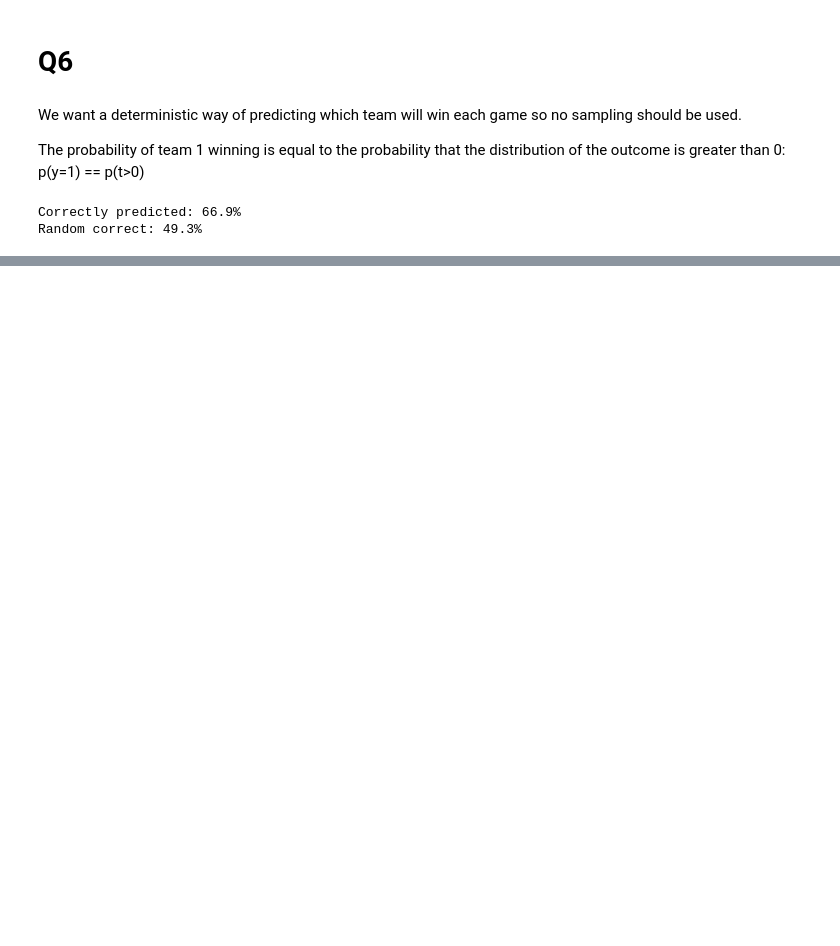
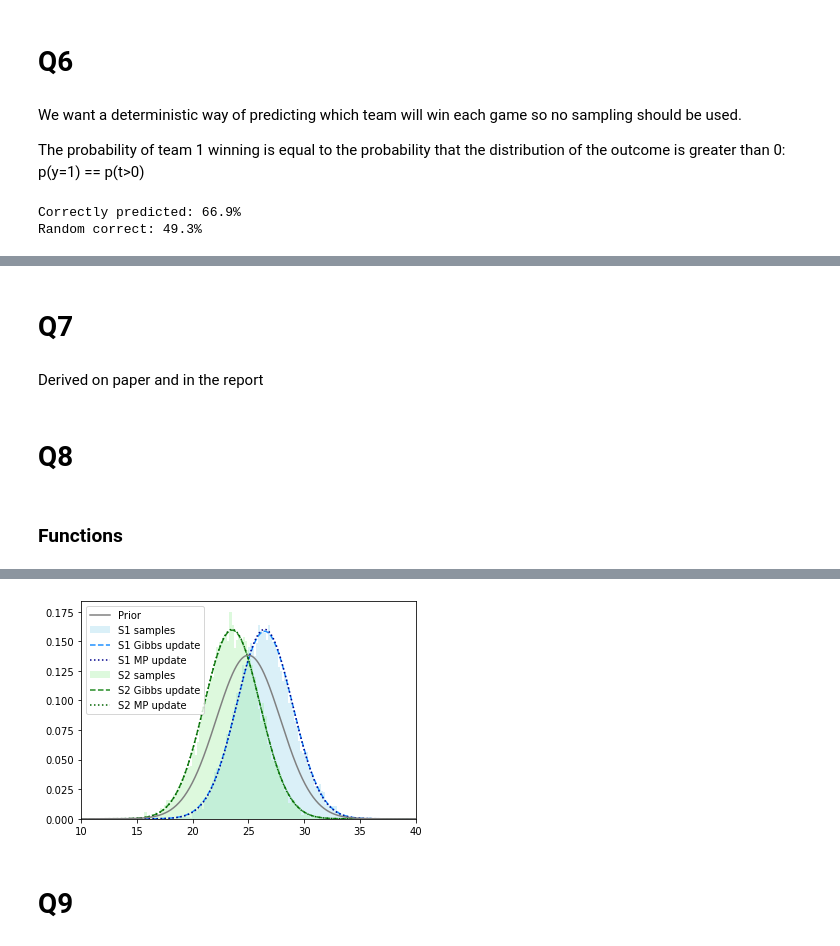
Before and after one commit to EdvinGermer/Apmask, a Jupyter notebook: Mini_project/Project Notebook.ipynb, the cells around one changed output, grey strips where cells are left out. Cells and saved outputs as stored; diff of their text form; code cells hidden in the pictures; blank space fills up the shorter version.

Commit message:
Updated Q8 with final plot

```diff
--- a/Mini_project/Project Notebook.ipynb
+++ b/Mini_project/Project Notebook.ipynb
@@ -317,7 +317,7 @@ def gibbs_sampling(S1,S2,y,N,B):
         Updated S2 dicitonary
     """
     ### Approximate variance for t  HYPERPARAMETER
-    var_t = 4.167 #S1["variance"] + S2["variance"]
+    var_t = 4.167
 
     ### Extract values from dicts
     mean_s1, var_s1 = S1["mean"], S1["variance"]
@@ -372,7 +372,7 @@ def gibbs_sampling(S1,S2,y,N,B):
     S2["mean"] = np.mean(final_s2_samples)
     S2["variance"] = np.var(final_s2_samples)
 
-    return S1, S2
+    return S1, S2, final_s1_samples, final_s2_samples
 # %% [markdown]
 ### Test Gibbs
 # %%
@@ -380,10 +380,10 @@ def gibbs_sampling(S1,S2,y,N,B):
 S1 = {"mean": 25, "variance": (25/3)}
 S2 = {"mean": 25, "variance": (25/3)}
 y = 1 # who wins
-N = 1000
-B = N//5
+N = 10000
+B = 500
 
-S1, S2 = gibbs_sampling(S1,S2,y,N,B)
+S1, S2,_,_ = gibbs_sampling(S1,S2,y,N,B)
 
 print("S1:")
 print(f"   Updated Mean: {S1['mean']}")
@@ -827,0 +656,8 @@ Random correct: 31.2%
+# %% [markdown]
+# Q7
+# %% [markdown]
+Derived on paper and in the report
+# %% [markdown]
+# Q8
+# %% [markdown]
+### Functions
@@ -827,0 +742,59 @@ Random correct: 31.2%
+# %%
+### Initialize parameters and setup
+y = 1 # Which player is winner
+N = 10000
+B = 500
+
+
+### Gibbs sampling
+S1,S2 = initiate_S1_S2()
+S1_gibbs, S2_gibbs, S1_samples, S2_samples = gibbs_sampling(S1,S2,y,N,B)
+
+### Message passing
+S1,S2 = initiate_S1_S2()
+S1_mp, S2_mp = message_passing(S1,S2,y)
+
+
+### PLOTS
+start = 10
+end = 40
+points = 500
+plt.xlim(start,end)
+xv = np.linspace(start,end,points)
+
+# Initialize handles and labels for the legend
+handles = []
+labels = []
+
+# Plot gibbs histogram
+hist_s1 = plt.hist(S1_samples, bins=100, alpha=0.3, density=True, label="S1 samples", color="skyblue")
+hist_s2 = plt.hist(S2_samples, bins=100, alpha=0.3, density=True, label="S2 samples", color="lightgreen")
+handles.extend([hist_s1[2][0], hist_s2[2][0]])
+labels.extend(["S1 samples", "S2 samples"])
+
+# Plot gibbs posterior
+line_s1_gibbs, = plt.plot(xv, 1 / (np.sqrt(S1_gibbs["variance"]) * np.sqrt(2 * np.pi)) * np.exp(-.5 * ((xv - S1_gibbs["mean"]) / np.sqrt(S1_gibbs["variance"])) ** 2), linestyle='--', color="dodgerblue")
+line_s2_gibbs, = plt.plot(xv, 1 / (np.sqrt(S2_gibbs["variance"]) * np.sqrt(2 * np.pi)) * np.exp(-.5 * ((xv - S2_gibbs["mean"]) / np.sqrt(S2_gibbs["variance"])) ** 2), linestyle='--', color="forestgreen")
+handles.extend([line_s1_gibbs, line_s2_gibbs])
+labels.extend(["S1 Gibbs update", "S2 Gibbs update"])
+
+# Plot message passing posterior
+line_s1_mp, = plt.plot(xv, 1 / (np.sqrt(S1_mp["variance"]) * np.sqrt(2 * np.pi)) * np.exp(-.5 * ((xv - S1_mp["mean"]) / np.sqrt(S1_mp["variance"])) ** 2), linestyle=':', color="darkblue")
+line_s2_mp, = plt.plot(xv, 1 / (np.sqrt(S2_mp["variance"]) * np.sqrt(2 * np.pi)) * np.exp(-.5 * ((xv - S2_mp["mean"]) / np.sqrt(S2_mp["variance"])) ** 2), linestyle=':', color="darkgreen")
+handles.extend([line_s1_mp, line_s2_mp])
+labels.extend(["S1 MP update", "S2 MP update"])
+
+# Plot prior
+S1,S2 = initiate_S1_S2()
+line_prior, = plt.plot(xv, 1 / (np.sqrt(S1["variance"]) * np.sqrt(2 * np.pi)) * np.exp(-.5 * ((xv - S1["mean"]) / np.sqrt(S1["variance"])) ** 2), linestyle='-', color="gray")
+handles.append(line_prior)
+labels.extend("Prior")
+
+# Order labels
+ordered_handles = [line_prior, hist_s1[2][0], line_s1_gibbs, line_s1_mp, hist_s2[2][0], line_s2_gibbs, line_s2_mp]
+ordered_labels = ["Prior", "S1 samples", "S1 Gibbs update", "S1 MP update", "S2 samples", "S2 Gibbs update", "S2 MP update"]
+plt.legend(ordered_handles, ordered_labels)
+
+
+plt.savefig("Gibbs_MP_Update.eps")
+# %% [output]
@@ -827,0 +818,3 @@ Random correct: 31.2%
+[figure, added]
+# %% [markdown]
+# Q9
```
Also changed, not shown: parts of 18 cells of this notebook, 4 other files.
